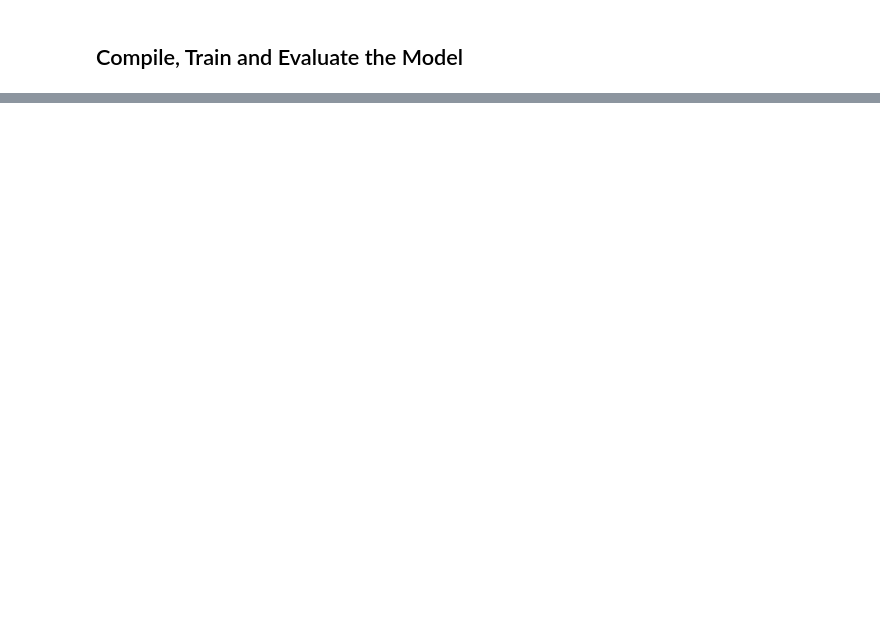
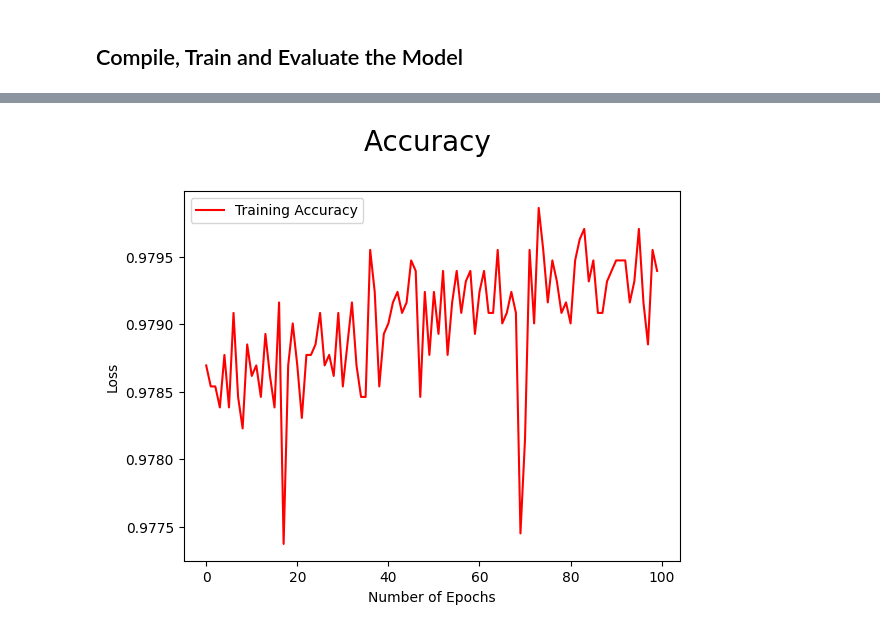
Before and after one commit to texaschikkita/deep-learning-challenge, a Jupyter notebook: AlphabetSoupCharity.ipynb, the cells around one changed output, grey strips where cells are left out. Saved outputs shown, nothing was run; the diff lists cells and outputs as text; code cells hidden in the pictures; blank space fills up the shorter version.

```diff
--- a/AlphabetSoupCharity.ipynb
+++ b/AlphabetSoupCharity.ipynb
@@ -273,0 +325,17 @@ nn.compile(loss="binary_crossentropy", optimizer="adam", metrics =["accuracy"])
+# %%
+# Define the model - deep neural net, i.e., the number of input features and hidden nodes for each layer.
+number_input_features = len(X_train_scaled[0])
+
+nn_model3 = tf.keras.models.Sequential()
+
+# First hidden layer
+nn_model3.add(tf.keras.layers.Dense(units= 320, input_dim= number_input_features, activation='relu'))
+
+# Second hidden layer
+nn_model3.add(tf.keras.layers.Dense(units= 120, activation='relu'))
+
+# Output layer
+nn_model3.add(tf.keras.layers.Dense(units=1, activation='sigmoid'))
+
+# Check the structure of the model
+nn_model3.summary()
@@ -274,5 +358,8 @@ nn.compile(loss="binary_crossentropy", optimizer="adam", metrics =["accuracy"])
+# %%
+#Compile the model
+nn_model3.compile(loss = 'binary_crossentropy', optimizer = 'adam', metrics=['accuracy', tf.keras.metrics.Recall()])
 # %%
 # Train the model
-fit_model = nn.fit(X_train_scaled, y_train, epochs=100)
+fit_model3 = nn_model3.fit(X_train_scaled,y_train, epochs=100)
 # %% [output]
 Epoch 1/100
@@ -304,0 +389,10 @@ nn.save("AlphabetSoupCharity.h5")
+# %%
+# Model Accuracy Graph
+plt.title('Accuracy \n',fontsize=20)
+plt.plot(fit_model3.history['accuracy'], 'red', label='Training Accuracy')
+plt.xlabel('Number of Epochs')
+plt.ylabel('Loss')
+plt.legend()
+plt.show()
+# %% [output]
+[figure, added]
```
Also changed, not shown: parts of 37 cells of this notebook.
